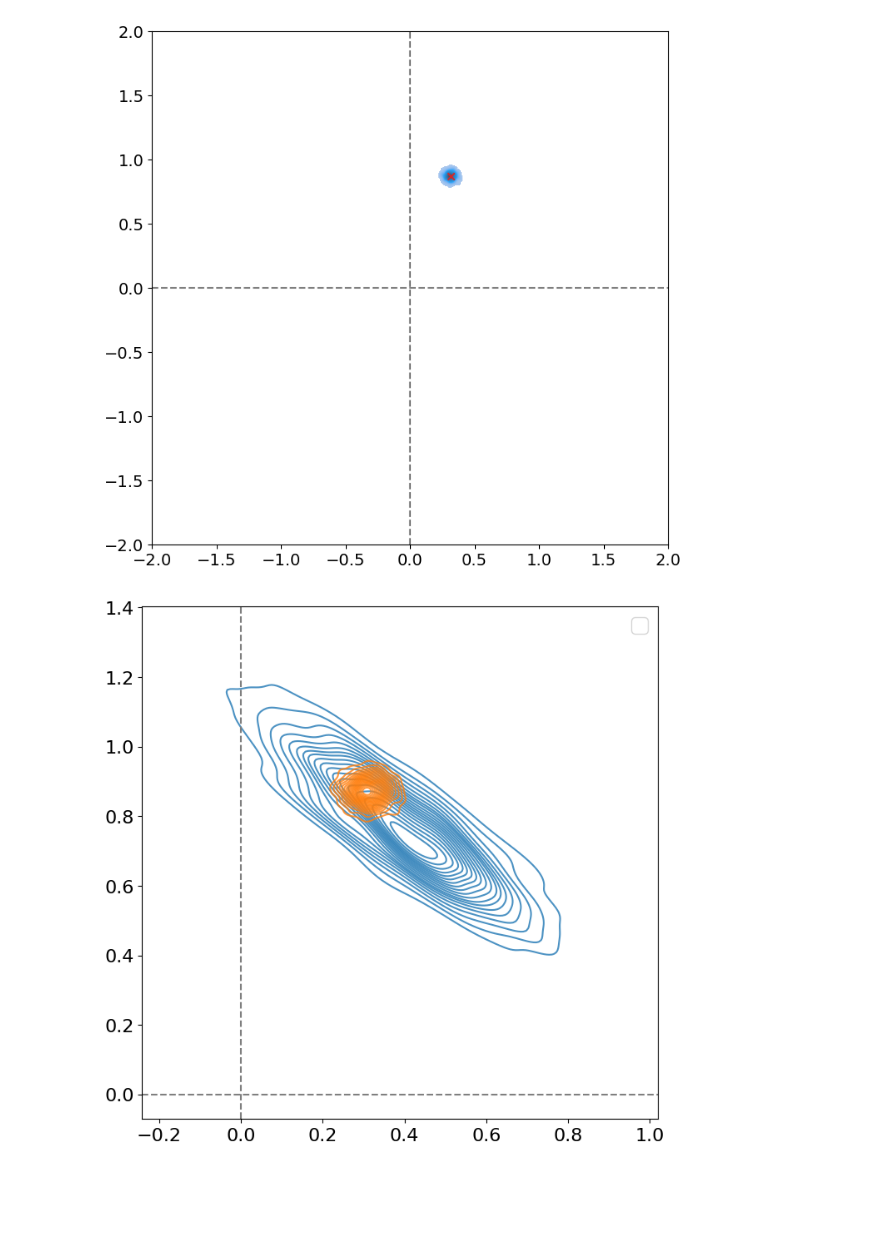
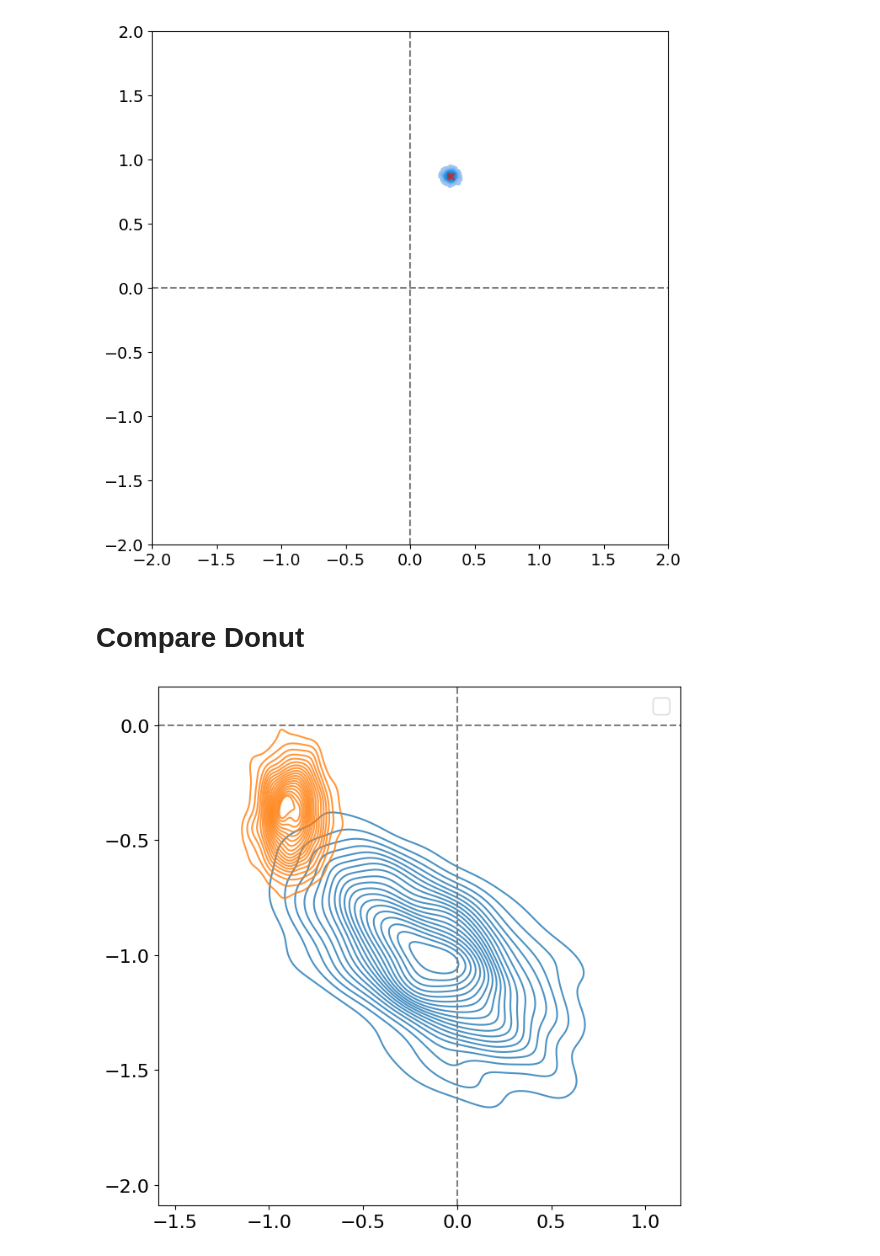
Before and after one commit to ninpnin/embedding-uncertainty-estimation, a Jupyter notebook: stan_simulation/plots.ipynb, the cells around one changed output. Cells and saved outputs as stored; diff of their text form; code cells hidden in the pictures; blank space fills up the shorter version.

```diff
--- a/stan_simulation/plots.ipynb
+++ b/stan_simulation/plots.ipynb
@@ -525,3 +523,5 @@ fit.
+# %% [markdown]
+# Compare Donut
 # %%
 import json
 import seaborn as sns
@@ -538,7 +538,7 @@ vocabulary = data['vocabulary']
 
 # -- specify fit for HMC ---
 inference_method_hmc = 'hmc'
-size = 100000
+size = 10000
 saved_fits_dir_hmc = "stan_fits_dxdfixmap"
 fit_hmc = load_fit(size, saved_fits_dir_hmc)
 
@@ -567,31 +567,31 @@ data_vi = {
     'Dim 2': word_samples_vi[1, :],
     'Method': ['VI'] * word_samples_vi.shape[1]
 }
 
 df_hmc = pd.DataFrame(data_hmc)
 df_vi = pd.DataFrame(data_vi)
 
 df_combined = pd.concat([df_hmc, df_vi])
 
 plt.figure(figsize=(8, 8))
 sns.kdeplot(x='Dim 1', y='Dim 2', data=df_combined[df_combined['Method'] == 'HMC'], fill=False, thresh=0.05, levels=20, alpha=0.8, label='HMC')
 sns.kdeplot(x='Dim 1', y='Dim 2', data=df_combined[df_combined['Method'] == 'VI'], fill=False, thresh=0.05, levels=20, alpha=0.8, label='VI')
 
 #plt.scatter([np.mean(word_samples_hmc[0, :])], [np.mean(word_samples_hmc[1, :])], marker='x', color='tab:blue', label='Mean HMC')
 #plt.scatter([np.mean(word_samples_vi[0, :])], [np.mean(word_samples_vi[1, :])], marker='x', color='tab:orange', label='Mean VI')
 
 plt.axhline(y=0, color='tab:gray', ls='--')
 plt.axvline(x=0, color='tab:gray', ls='--')
 #plt.xlim([-2, 2])
 #plt.ylim([-2, 2])
 
 plt.tick_params(axis='both', which='major', labelsize=16)
 plt.xlabel('')
 plt.ylabel('')
 
 plt.legend()
 plt.savefig(f'figs/combined_filled_donut_wordidx{word_index}.pdf')
 
 plt.show()
 # %% [output]
-[figure, old version]
+[figure, new version]
```
Also changed, not shown: parts of 6 cells of this notebook, 2 other files.
